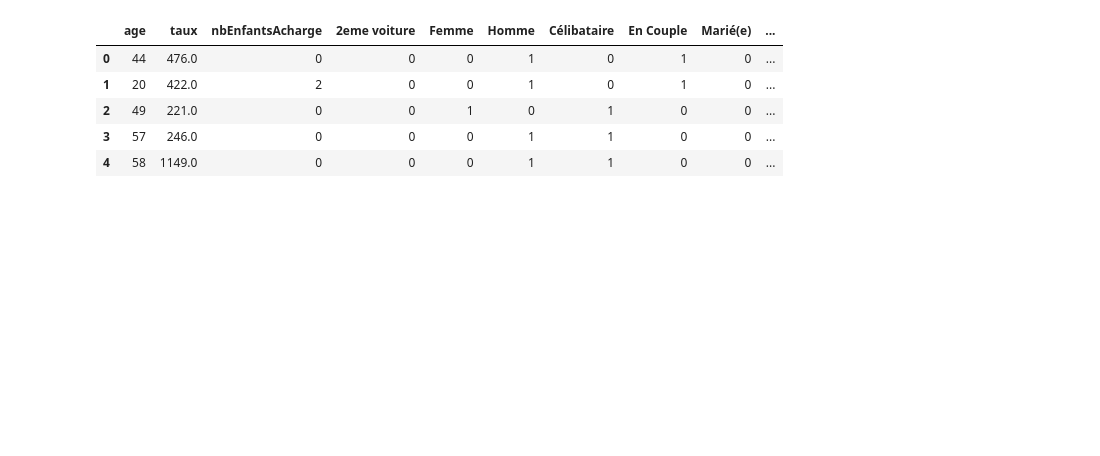
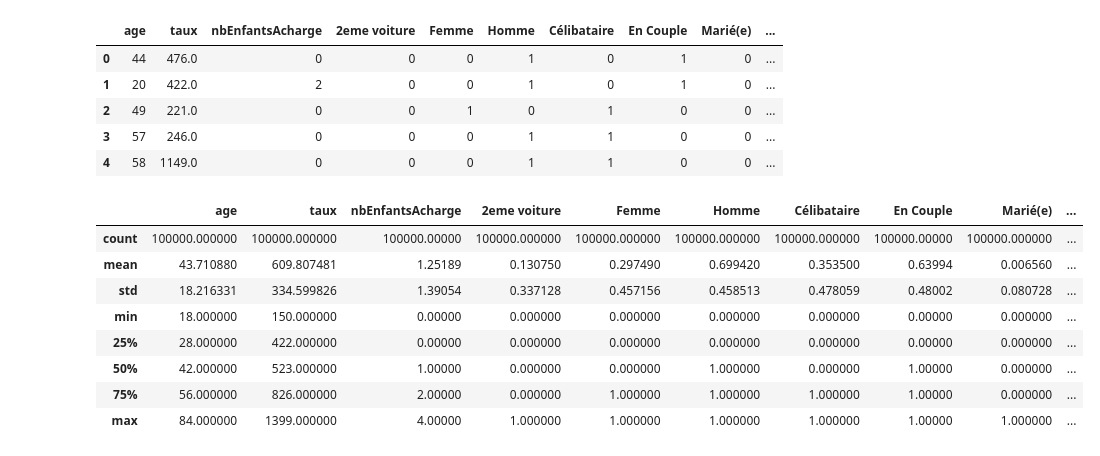
Before and after one commit to nicholas-bn/Data-Analytics-Python, a Jupyter notebook: notebook/Client_EDA.ipynb, the cells around one changed output. Drawn from its saved outputs; the diff is of its cells as text; code cells hidden in the pictures; blank space fills up the shorter version.

```diff
--- a/notebook/Client_EDA.ipynb
+++ b/notebook/Client_EDA.ipynb
@@ -167,3 +167,15 @@ df_clients.head(5)
 | 2 | 49 | 221.0 | 0 | 0 | 1 | 0 | 1 | 0 | 0 | ... |
 | 3 | 57 | 246.0 | 0 | 0 | 0 | 1 | 1 | 0 | 0 | ... |
 | 4 | 58 | 1149.0 | 0 | 0 | 0 | 1 | 1 | 0 | 0 | ... |
+# %%
+df_clients.describe()
+# %% [output]
+|  | age | taux | nbEnfantsAcharge | 2eme voiture | Femme | Homme | Célibataire | En Couple | Marié(e) | ... |
+| count | 100000.000000 | 100000.000000 | 100000.00000 | 100000.000000 | 100000.000000 | 100000.000000 | 100000.000000 | 100000.00000 | 100000.000000 | ... |
+| mean | 43.710880 | 609.807481 | 1.25189 | 0.130750 | 0.297490 | 0.699420 | 0.353500 | 0.63994 | 0.006560 | ... |
+| std | 18.216331 | 334.599826 | 1.39054 | 0.337128 | 0.457156 | 0.458513 | 0.478059 | 0.48002 | 0.080728 | ... |
+| min | 18.000000 | 150.000000 | 0.00000 | 0.000000 | 0.000000 | 0.000000 | 0.000000 | 0.00000 | 0.000000 | ... |
+| 25% | 28.000000 | 422.000000 | 0.00000 | 0.000000 | 0.000000 | 0.000000 | 0.000000 | 0.00000 | 0.000000 | ... |
+| 50% | 42.000000 | 523.000000 | 1.00000 | 0.000000 | 0.000000 | 1.000000 | 0.000000 | 1.00000 | 0.000000 | ... |
+| 75% | 56.000000 | 826.000000 | 2.00000 | 0.000000 | 1.000000 | 1.000000 | 1.000000 | 1.00000 | 0.000000 | ... |
+| max | 84.000000 | 1399.000000 | 4.00000 | 1.000000 | 1.000000 | 1.000000 | 1.000000 | 1.00000 | 1.000000 | ... |
```
Also changed, not shown: parts of 8 cells of this notebook, 1 other file.
